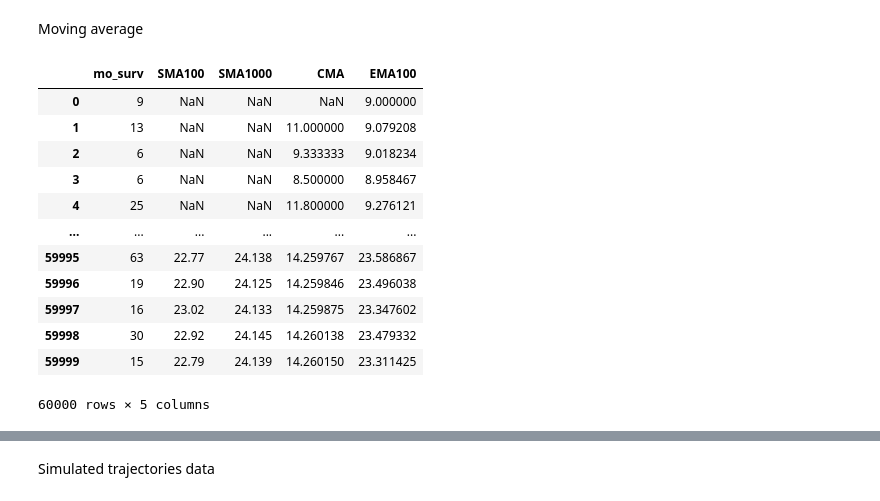
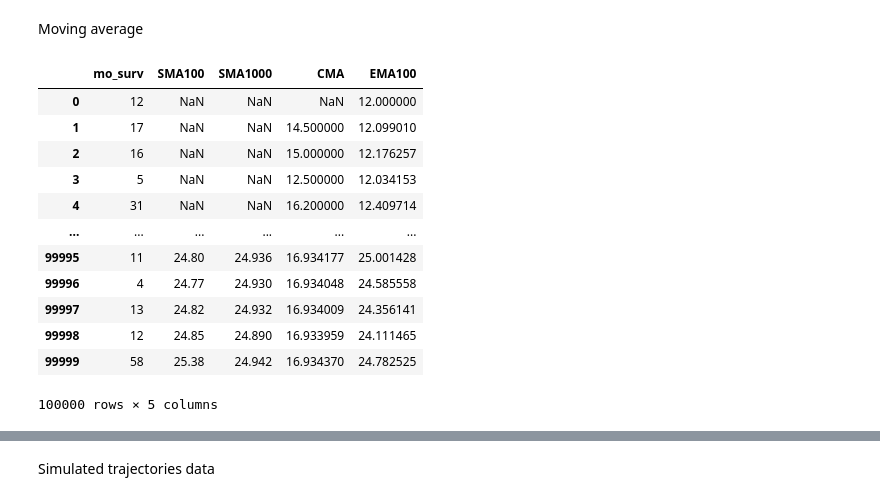
Before and after one commit to bmurphy1993/Cancer_Reinforcement_Learning, a Jupyter notebook: Data_Preprocessing_gap.ipynb, the cells around one changed output, grey strips where cells are left out. Saved outputs shown, nothing was run; the diff lists cells and outputs as text; code cells hidden in the pictures.

```diff
--- a/Data_Preprocessing_gap.ipynb
+++ b/Data_Preprocessing_gap.ipynb
@@ -367,7 +412,8 @@ writer.close()
 Add death dummy to drug lines data
 # %%
 # Merge in final death event for each patient
-lines_df_2 = lines_df.merge(tcga_ov_1_keep[['bcr_patient_barcode', 'outcome_overall_survival_censoring', 'race', 'age_at_initial_pathologic_diagnosis', 'tumor_stage', 'tumor_grade']],
+lines_df_2 = lines_df.merge(tcga_ov_1_keep[['bcr_patient_barcode', 'outcome_overall_survival_censoring', 'race',
+                                            'age_at_initial_pathologic_diagnosis', 'tumor_stage', 'tumor_grade']],
                             on='bcr_patient_barcode').rename(columns={'bcr_patient_barcode': 'patient', 'outcome_overall_survival_censoring': 'death', 'age_at_initial_pathologic_diagnosis': 'age'})
 
 # Only keep death event on last line
@@ -1033,7 +1096,7 @@ class CancerEnv:
         return nxtState
 
     def takeAction(self, action):
-        position = self.nxtPosition(action, len(self.s_a), self.treat_mo)
+        position = self.nxtPosition(action, len(self.s_a)-1, self.treat_mo)
         return position # State(state=position)
 
         # Give reward: for now, simple rewards
@@ -1097,7 +1160,7 @@ class CancerEnv:
                 if verbose:
                     print('current state {} action {}'.format(self.State.state, action))
 
-                s_t = torch.cat((torch.FloatTensor([state_set.index(self.State.state), len(self.s_a), self.treat_mo,
+                s_t = torch.cat((torch.FloatTensor([state_set.index(self.State.state), len(self.s_a)-1, self.treat_mo,
                                                     self.State.age]),
                                  torch.FloatTensor(self.State.r_arr),
                                  torch.FloatTensor(self.State.ts_arr),
@@ -1105,13 +1168,17 @@ class CancerEnv:
                 # by taking the action, it reaches the next state
                 self.State.state = self.takeAction(action)
 
-                if (len(self.s_a) > 0) & (self.State.state == self.s_a[-1][0]):
+                # Fill simulation trajectory data
+                traj_list.append([self.round, action, self.State.race, self.State.tumor_stage, self.State.tumor_grade,
+                                  len(self.s_a)-1, self.treat_mo, self.State.age, state_set.index(self.State.state)])
+
+                if (len(self.s_a)-1 > 0) & (self.State.state == self.s_a[-1][0]):
                     self.treat_mo += 1
                 else:
                     self.treat_mo = 0
 
                 # save transition vals for memory
-                s_t1 = torch.cat((torch.FloatTensor([state_set.index(self.State.state), len(self.s_a)+1, self.treat_mo,
+                s_t1 = torch.cat((torch.FloatTensor([state_set.index(self.State.state), len(self.s_a), self.treat_mo,
                                                      self.State.age]),
                                   torch.FloatTensor(self.State.r_arr),
                                   torch.FloatTensor(self.State.ts_arr),
@@ -1122,10 +1189,6 @@ class CancerEnv:
                     memory.push(s_t, act_ind, s_t1, r_t)
                 else:
                     pass
-
-                # Fill simulation trajectory data
-                traj_list.append([self.round, action, self.State.race, self.State.tumor_stage, self.State.tumor_grade,
-                                         len(self.s_a), self.treat_mo, self.State.age, state_set.index(self.State.state)])
 
                 # mark is end
                 self.isEndFunc()
@@ -1148,6 +1211,6 @@ Treat patients
 # %%
 if __name__ == '__main__':
     env = CancerEnv()
-    reward_hist, sim_trajectories = env.play(rounds=60000, verbose=False)
+    reward_hist, sim_trajectories = env.play(rounds=100000, verbose=False)
     # print(ag.s_a_values)
 # %% [output]
@@ -1191,25 +1255,28 @@ Moving average
 # %%
 # Reward DF
 reward_df = pd.DataFrame({'mo_surv': reward_hist})
 reward_df['SMA100'] = reward_df.iloc[:,0].rolling(window=100).mean()
 reward_df['SMA1000'] = reward_df.iloc[:,0].rolling(window=1000).mean()
 reward_df['CMA'] = reward_df.iloc[:,0].expanding(min_periods=2).mean()
 reward_df['EMA100'] = reward_df.iloc[:,0].ewm(span=100, adjust=False).mean()
+# Save CSV
+reward_df.to_csv('reward_df.csv', index=False)
+# Show
 reward_df
 # %% [output]
 |  | mo_surv | SMA100 | SMA1000 | CMA | EMA100 |
-| 0 | 9 | NaN | NaN | NaN | 9.000000 |
-| 1 | 13 | NaN | NaN | 11.000000 | 9.079208 |
-| 2 | 6 | NaN | NaN | 9.333333 | 9.018234 |
-| 3 | 6 | NaN | NaN | 8.500000 | 8.958467 |
-| 4 | 25 | NaN | NaN | 11.800000 | 9.276121 |
+| 0 | 12 | NaN | NaN | NaN | 12.000000 |
+| 1 | 17 | NaN | NaN | 14.500000 | 12.099010 |
+| 2 | 16 | NaN | NaN | 15.000000 | 12.176257 |
+| 3 | 5 | NaN | NaN | 12.500000 | 12.034153 |
+| 4 | 31 | NaN | NaN | 16.200000 | 12.409714 |
 | ... | ... | ... | ... | ... | ... |
-| 59995 | 63 | 22.77 | 24.138 | 14.259767 | 23.586867 |
-| 59996 | 19 | 22.90 | 24.125 | 14.259846 | 23.496038 |
-| 59997 | 16 | 23.02 | 24.133 | 14.259875 | 23.347602 |
-| 59998 | 30 | 22.92 | 24.145 | 14.260138 | 23.479332 |
-| 59999 | 15 | 22.79 | 24.139 | 14.260150 | 23.311425 |
+| 99995 | 11 | 24.80 | 24.936 | 16.934177 | 25.001428 |
+| 99996 | 4 | 24.77 | 24.930 | 16.934048 | 24.585558 |
+| 99997 | 13 | 24.82 | 24.932 | 16.934009 | 24.356141 |
+| 99998 | 12 | 24.85 | 24.890 | 16.933959 | 24.111465 |
+| 99999 | 58 | 25.38 | 24.942 | 16.934370 | 24.782525 |
-60000 rows × 5 columns
+100000 rows × 5 columns
 # %%
 # Plot
 plt.figure(figsize=(12,8))
```
Also changed, not shown: parts of 18 cells of this notebook.
